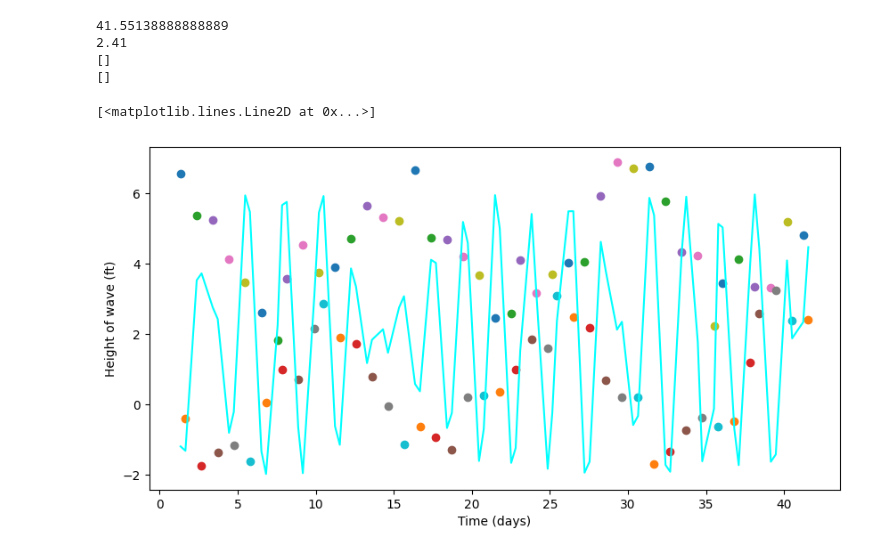
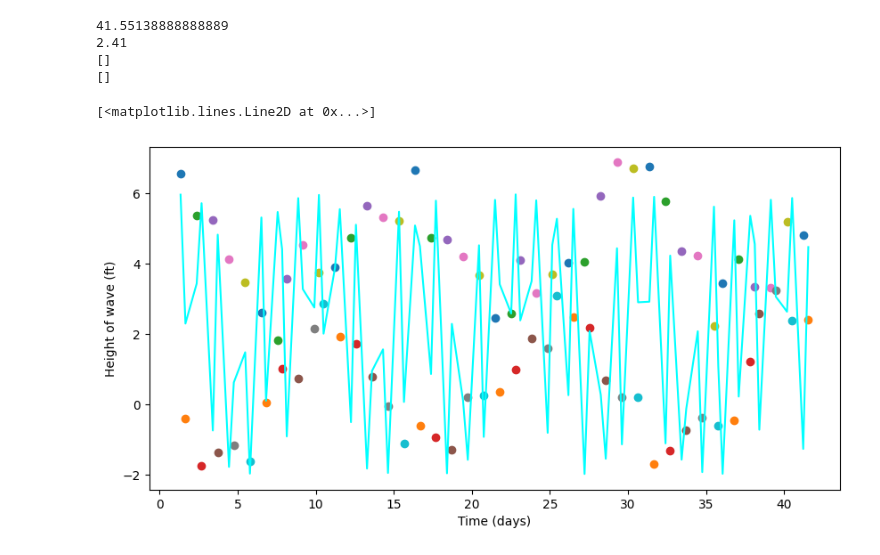
Before and after one commit to kingkap4/ASTR-19-Project, a Jupyter notebook: Project.ipynb, the cells around one changed output. Cells and saved outputs as stored; diff of their text form; code cells hidden in the pictures.

```diff
--- a/Project.ipynb
+++ b/Project.ipynb
@@ -169,10 +169,10 @@ result_y = np.asarray(result_y)
 A_init = 4.0
 A_fit = tf.Variable(A_init, name='amplitude')
 #frequency
-f_init = 40.0
+f_init = 5.0
 f_fit = tf.Variable(f_init, name='frequency')
 #phase
-p_init = 2.0
+p_init = 20.0
 p_fit = tf.Variable(p_init, name='phase')
 #vertical shift
 d_init = 2.0
@@ -213,31 +213,31 @@ for epoch in range(epochs):
     #begin GradientTape and optimize
     with tf.GradientTape() as g:
         pred = sinusoidal_model(result_x)
         loss = mse(result_y, pred)
     #compute dm, db, the gradients with respect to m_fit and b_fit
     gradients = g.gradient(loss, [A_fit, f_fit, p_fit])
     #update m_fit adn b_fit with the gradients x learning
     optimizer.apply_gradients(zip(gradients, [A_fit, f_fit, p_fit]))
 #print the last answer
 #print(f'Epoch {epoch} | Loss {loss.numpy()}, A: {A_fit.numpy()} f: {f_fit.numpy()} p: {p_fit.numpy()}')
 #print("Done!")
 
 
 x_model = np.sort(result_x)
 y_model = sinusoid(x_model, A_fit, f_fit, p_fit, d_fit)
 
 plt.plot(x_model, y_model, color='cyan', label='BFM')
 
 
 #f, ax = plt.subplots(1, 1, figsize=(10,5))
 #plt.errorbar(result_x, result_y, fmt='o', label='Data')
 #ax.plot(x_model, y_model, color='magenta', label='Best-fit model')
 #plt.set_xlim([-0.1,10.1])
 #plt.set_ylim([-2.,2])
 #ax.text(0.5, 1.2, r'$\sigma = 1$', color='0', fontsize=32)
 #ax.set_xlabel('x', fontsize=20)
 #ax.set_ylabel('y', fontsize=20)
 #plt.legend(frameon=False, fontsize=20, handletextpad=0)
 # %% [output]
 [<matplotlib.lines.Line2D at 0x...>]
-[figure, old version]
+[figure, new version]
```
